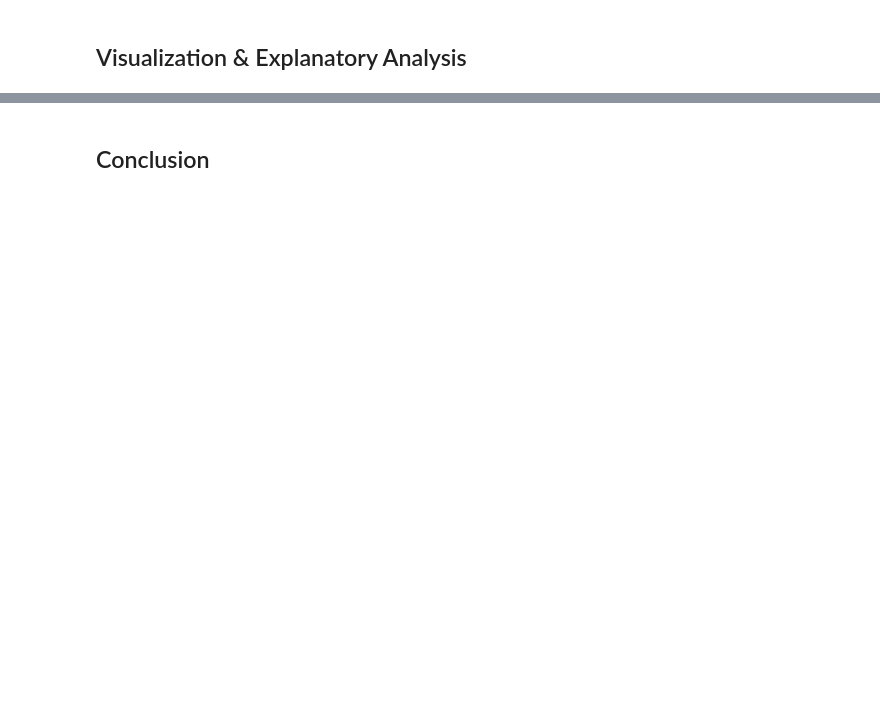
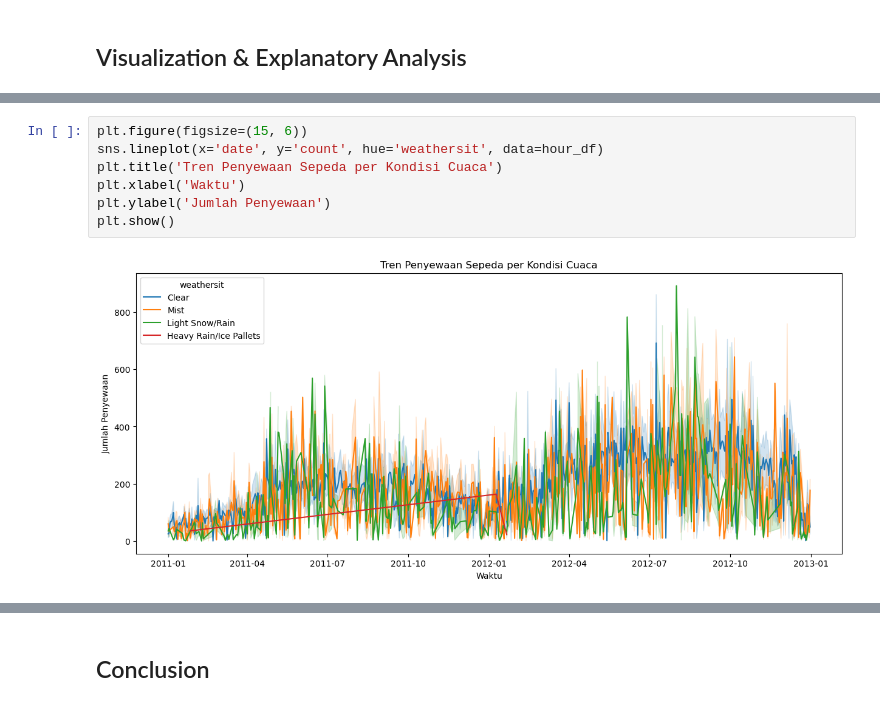
Before and after one commit to jasmineknsh/submission-AnalisisData, a Jupyter notebook: Proyek_Analisis_Data.ipynb, the cells around one changed output, grey strips where cells are left out. Saved outputs shown, nothing was run; the diff lists cells and outputs as text; blank space fills up the shorter version.

```diff
--- a/Proyek_Analisis_Data.ipynb
+++ b/Proyek_Analisis_Data.ipynb
@@ -62,0 +559,9 @@ SyntaxError: (unicode error) 'unicodeescape' codec can't decode bytes in positio
+# %%
+plt.figure(figsize=(15, 6))
+sns.lineplot(x='date', y='count', hue='weathersit', data=hour_df)
+plt.title('Tren Penyewaan Sepeda per Kondisi Cuaca')
+plt.xlabel('Waktu')
+plt.ylabel('Jumlah Penyewaan')
+plt.show()
+# %% [output]
+[figure, added]
```
Also changed, not shown: parts of 71 cells of this notebook, 3 other files.
